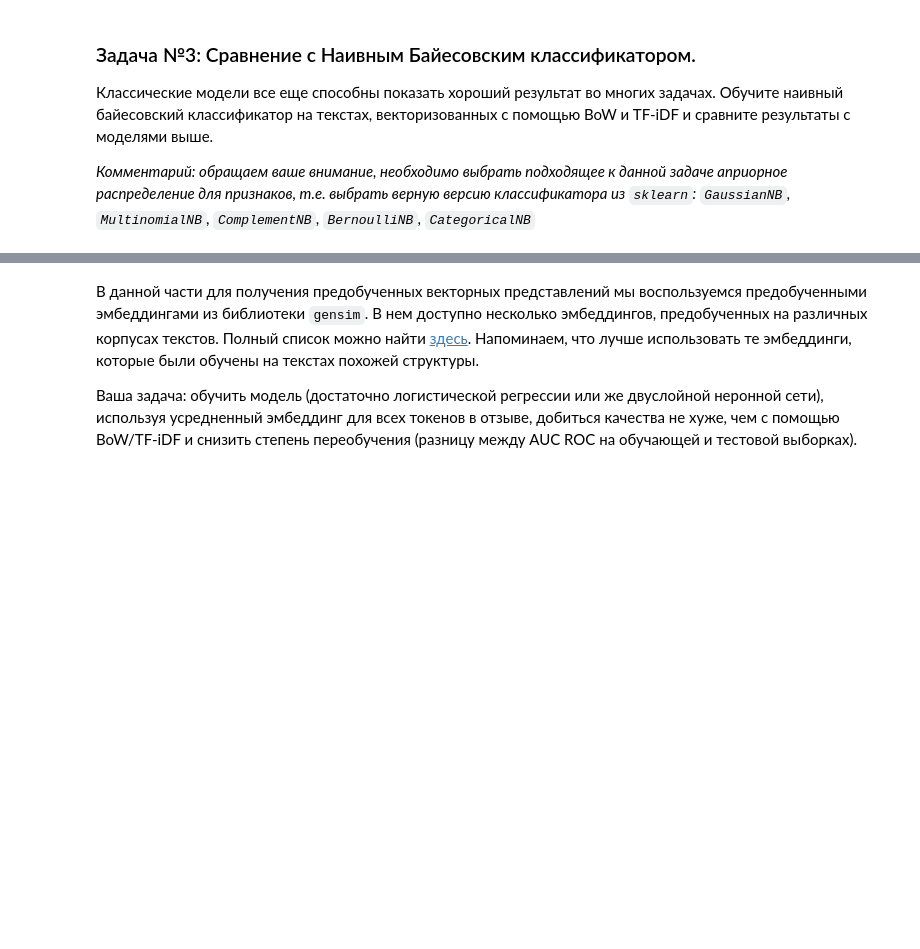
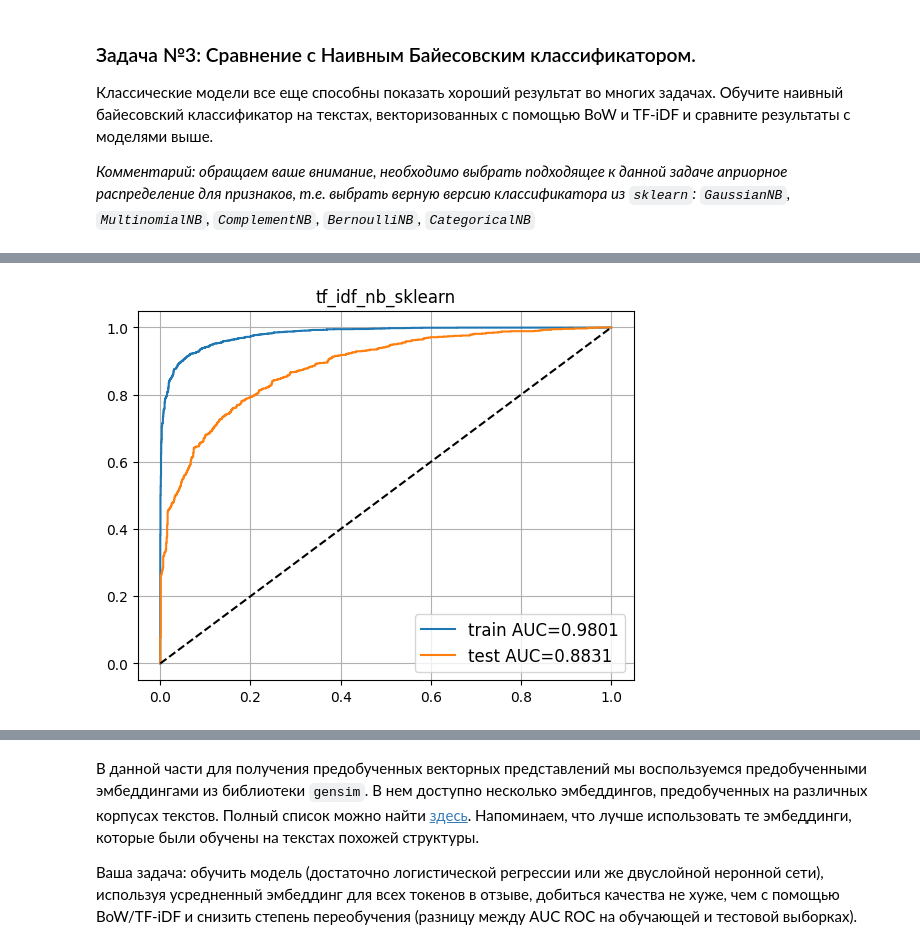
Before and after one commit to dmamayeva/Data-Science-, a Jupyter notebook: homeworks/hw04_bert_and_co/assignment_classic_text_classification.ipynb, the cells around one changed output, grey strips where cells are left out. Cells and saved outputs as stored; diff of their text form; code cells hidden in the pictures; blank space fills up the shorter version.

```diff
--- a/homeworks/hw04_bert_and_co/assignment_classic_text_classification.ipynb
+++ b/homeworks/hw04_bert_and_co/assignment_classic_text_classification.ipynb
@@ -497,10 +505,12 @@ out_dict = visualize_and_save_results(clf_nb_bow, 'bow_nb_sklearn', X_train_bow,
 # %%
-clf_nb_tfidf = # your code here
-
+clf_nb_tfidf = MultinomialNB()
+clf_nb_tfidf.fit(X_train_tfidf.toarray(), y_train)
 # do not change the code in the block below
 # __________start of block__________
 out_dict = visualize_and_save_results(clf_nb_tfidf, 'tf_idf_nb_sklearn', X_train_tfidf, X_test_tfidf, y_train, y_test, out_dict)
 # __________end of block__________
+# %% [output]
+[figure, added]
 # %%
 # do not change the code in the block below
 # __________start of block__________
```
Also changed, not shown: parts of 14 cells of this notebook.
